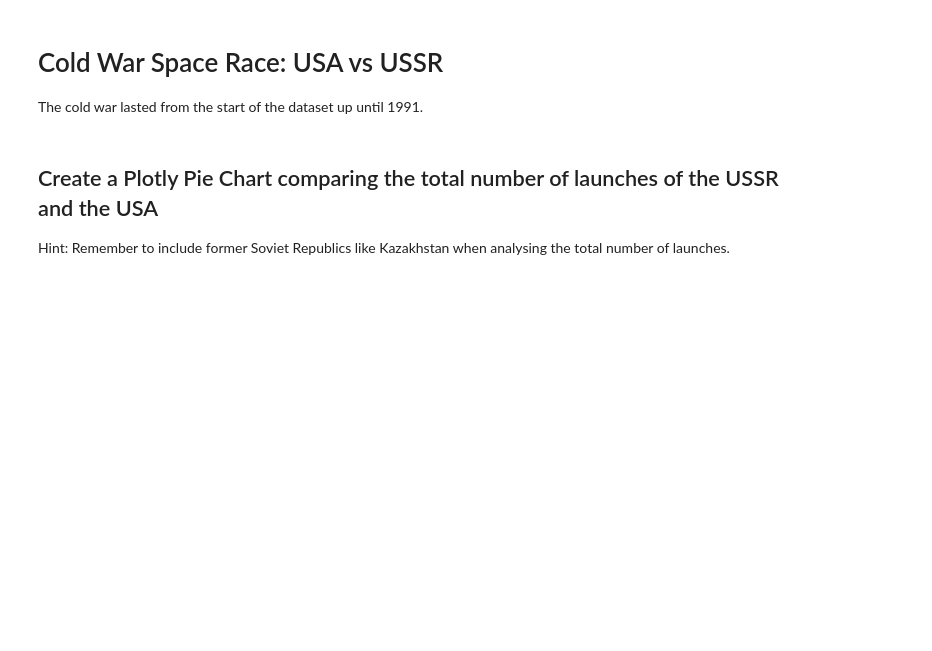
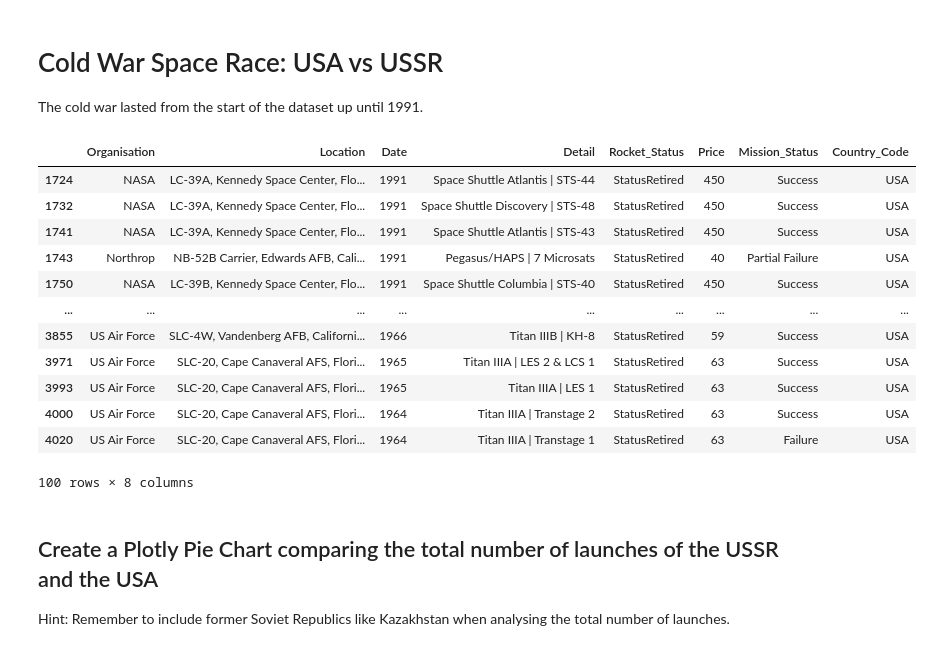
Before and after one commit to jaimeramis/SpaceRace, a Jupyter notebook: Space_Missions_Analysis.ipynb, the cells around one changed output. Drawn from its saved outputs; the diff is of its cells as text; code cells hidden in the pictures; blank space fills up the shorter version.

```diff
--- a/Space_Missions_Analysis.ipynb
+++ b/Space_Missions_Analysis.ipynb
@@ -457,6 +465,26 @@ How has the dominance of launches changed over time between the different player
 # Cold War Space Race: USA vs USSR
 
 The cold war lasted from the start of the dataset up until 1991.
+# %%
+# Filter data for the Cold War period (1947-1991)
+cold_war_data = df_clean[df_clean['Date'].between(1947, 1991)]
+
+# Show the new DataFrame with Cold War data
+cold_war_data
+# %% [output]
+|  | Organisation | Location | Date | Detail | Rocket_Status | Price | Mission_Status | Country_Code |
+| 1724 | NASA | LC-39A, Kennedy Space Center, Flo... | 1991 | Space Shuttle Atlantis | STS-44 | StatusRetired | 450 | Success | USA |
+| 1732 | NASA | LC-39A, Kennedy Space Center, Flo... | 1991 | Space Shuttle Discovery | STS-48 | StatusRetired | 450 | Success | USA |
+| 1741 | NASA | LC-39A, Kennedy Space Center, Flo... | 1991 | Space Shuttle Atlantis | STS-43 | StatusRetired | 450 | Success | USA |
+| 1743 | Northrop | NB-52B Carrier, Edwards AFB, Cali... | 1991 | Pegasus/HAPS | 7 Microsats | StatusRetired | 40 | Partial Failure | USA |
+| 1750 | NASA | LC-39B, Kennedy Space Center, Flo... | 1991 | Space Shuttle Columbia | STS-40 | StatusRetired | 450 | Success | USA |
+| ... | ... | ... | ... | ... | ... | ... | ... | ... |
+| 3855 | US Air Force | SLC-4W, Vandenberg AFB, Californi... | 1966 | Titan IIIB | KH-8 | StatusRetired | 59 | Success | USA |
+| 3971 | US Air Force | SLC-20, Cape Canaveral AFS, Flori... | 1965 | Titan IIIA | LES 2 & LCS 1 | StatusRetired | 63 | Success | USA |
+| 3993 | US Air Force | SLC-20, Cape Canaveral AFS, Flori... | 1965 | Titan IIIA | LES 1 | StatusRetired | 63 | Success | USA |
+| 4000 | US Air Force | SLC-20, Cape Canaveral AFS, Flori... | 1964 | Titan IIIA | Transtage 2 | StatusRetired | 63 | Success | USA |
+| 4020 | US Air Force | SLC-20, Cape Canaveral AFS, Flori... | 1964 | Titan IIIA | Transtage 1 | StatusRetired | 63 | Failure | USA |
+100 rows × 8 columns
 # %% [markdown]
 ## Create a Plotly Pie Chart comparing the total number of launches of the USSR and the USA
 
```
Also changed, not shown: parts of 16 cells of this notebook.
